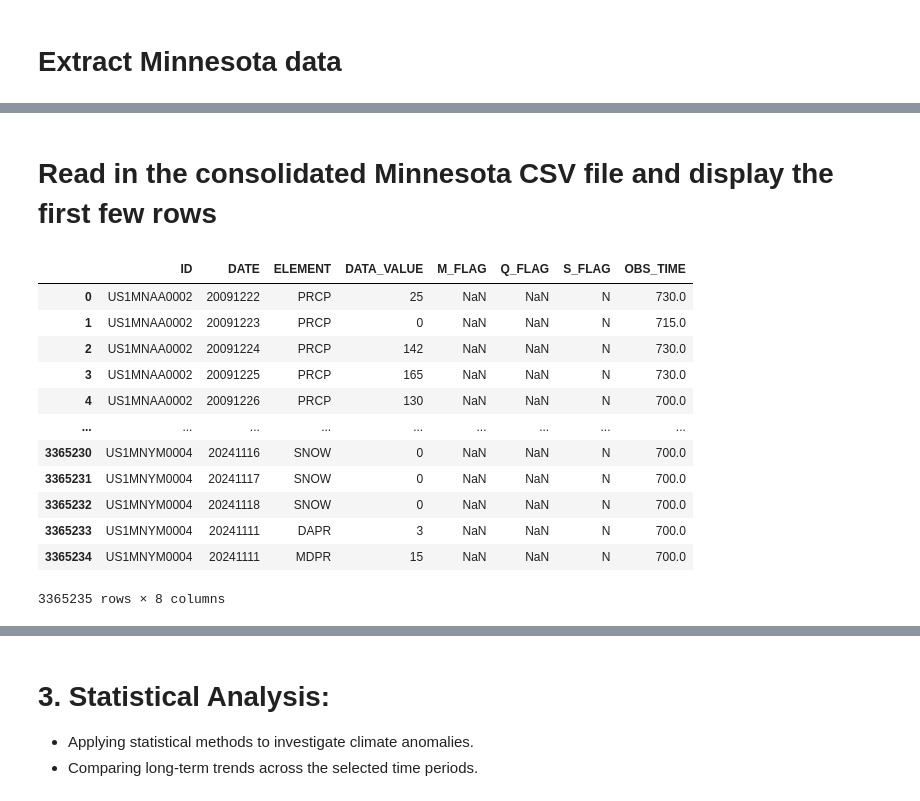
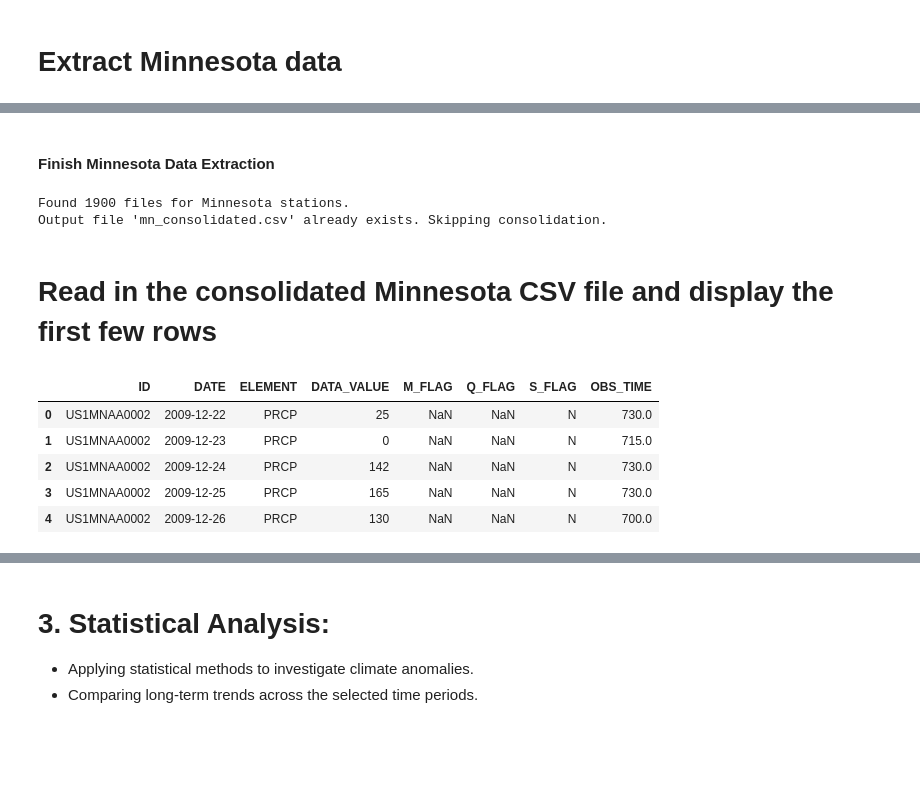
Before and after one commit to DataChemE/noaa_climate_modeling, a Jupyter notebook: noaa_climate_modeling_analysis.ipynb, the cells around one changed output, grey strips where cells are left out. Saved outputs shown, nothing was run; the diff lists cells and outputs as text; code cells hidden in the pictures; blank space fills up the shorter version.

```diff
--- a/noaa_climate_modeling_analysis.ipynb
+++ b/noaa_climate_modeling_analysis.ipynb
@@ -368,20 +351,37 @@ Output file 'mn_consolidated.csv' already exists. Skipping consolidation.
+# %% [markdown]
+#### Finish Minnesota Data Extraction
+# %%
+# Main Execution
+if __name__ == "__main__":
+    # Filter Minnesota files
+    if not os.path.exists(EXTRACTED_FILES):
+        print(f"Error: '{EXTRACTED_FILES}' not found. Please ensure it exists.")
+        exit(1)
+
+    mn_files = get_mn_files(EXTRACTED_FILES)
+
+    # Consolidate into a single CSV
+    if mn_files:
+        if not os.path.exists(OUTPUT_FILE):
+            consolidate_to_csv(mn_files, OUTPUT_FILE)
+        else:
+            print(f"Output file '{OUTPUT_FILE}' already exists. Skipping consolidation.")
+    else:
+        print("No matching files found for Minnesota stations.")
+# %% [output]
+Found 1900 files for Minnesota stations.
+Output file 'mn_consolidated.csv' already exists. Skipping consolidation.
 # %% [markdown]
 # Read in the consolidated Minnesota CSV file and display the first few rows
 # %%
 # Minnesota Data
 mn_data = pd.read_csv("mn_consolidated.csv")
-mn_data
+mn_data['DATE'] = pd.to_datetime(mn_data['DATE'], format='%Y%m%d')
+mn_data.head()
 # %% [output]
 |  | ID | DATE | ELEMENT | DATA_VALUE | M_FLAG | Q_FLAG | S_FLAG | OBS_TIME |
-| 0 | US1MNAA0002 | 20091222 | PRCP | 25 | NaN | NaN | N | 730.0 |
-| 1 | US1MNAA0002 | 20091223 | PRCP | 0 | NaN | NaN | N | 715.0 |
-| 2 | US1MNAA0002 | 20091224 | PRCP | 142 | NaN | NaN | N | 730.0 |
-| 3 | US1MNAA0002 | 20091225 | PRCP | 165 | NaN | NaN | N | 730.0 |
-| 4 | US1MNAA0002 | 20091226 | PRCP | 130 | NaN | NaN | N | 700.0 |
-| ... | ... | ... | ... | ... | ... | ... | ... | ... |
-| 3365230 | US1MNYM0004 | 20241116 | SNOW | 0 | NaN | NaN | N | 700.0 |
-| 3365231 | US1MNYM0004 | 20241117 | SNOW | 0 | NaN | NaN | N | 700.0 |
-| 3365232 | US1MNYM0004 | 20241118 | SNOW | 0 | NaN | NaN | N | 700.0 |
-| 3365233 | US1MNYM0004 | 20241111 | DAPR | 3 | NaN | NaN | N | 700.0 |
-| 3365234 | US1MNYM0004 | 20241111 | MDPR | 15 | NaN | NaN | N | 700.0 |
+| 0 | US1MNAA0002 | 2009-12-22 | PRCP | 25 | NaN | NaN | N | 730.0 |
+| 1 | US1MNAA0002 | 2009-12-23 | PRCP | 0 | NaN | NaN | N | 715.0 |
+| 2 | US1MNAA0002 | 2009-12-24 | PRCP | 142 | NaN | NaN | N | 730.0 |
+| 3 | US1MNAA0002 | 2009-12-25 | PRCP | 165 | NaN | NaN | N | 730.0 |
+| 4 | US1MNAA0002 | 2009-12-26 | PRCP | 130 | NaN | NaN | N | 700.0 |
-3365235 rows × 8 columns
```
Also changed, not shown: parts of 45 cells of this notebook, 1 other file.
